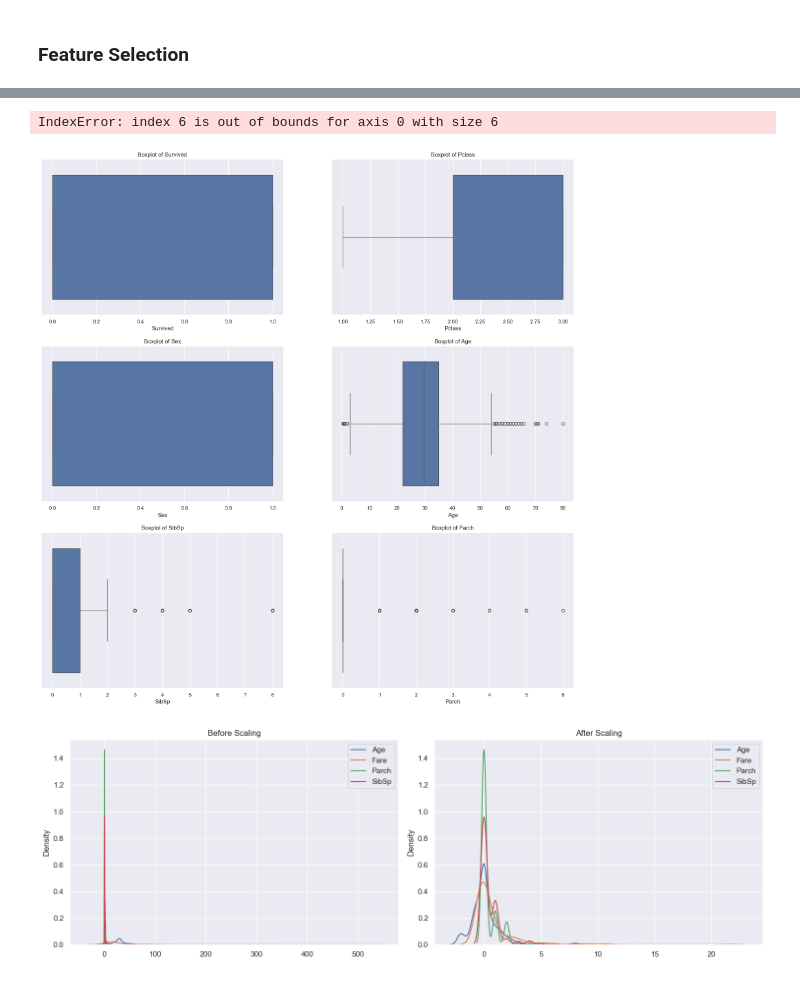
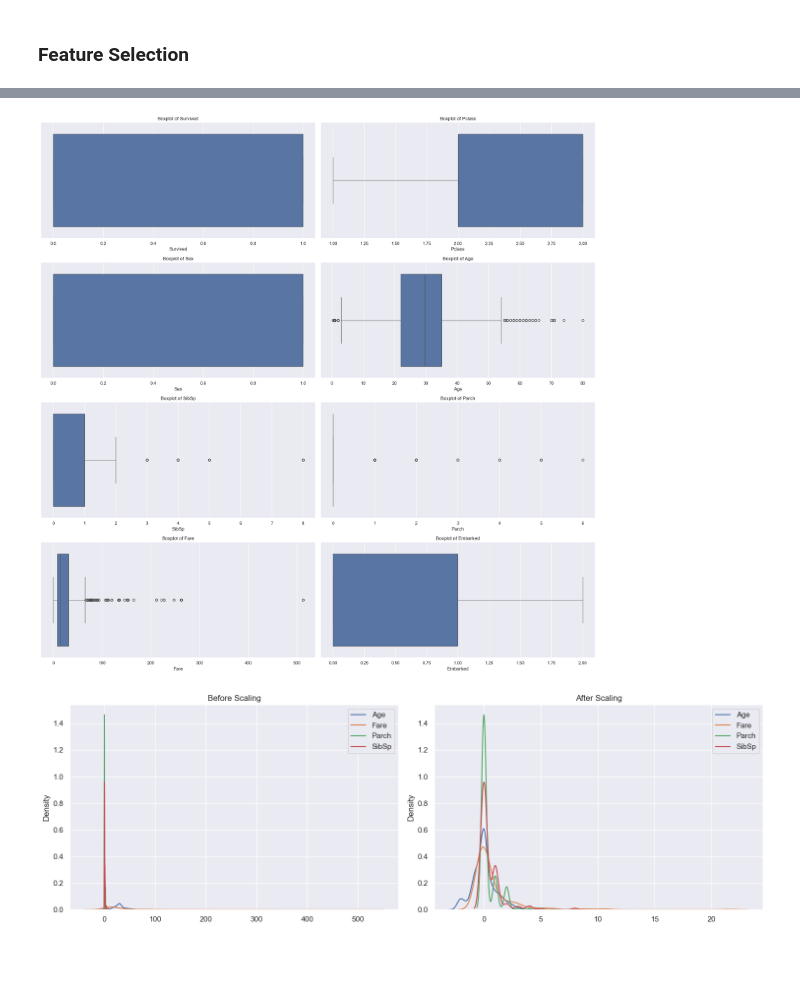
Before and after one commit to HimamBashiran/Study-Date-Sircle, a Jupyter notebook: Classification.ipynb, the cells around one changed output, grey strips where cells are left out. Drawn from its saved outputs; the diff is of its cells as text; code cells hidden in the pictures.

```diff
--- a/Classification.ipynb
+++ b/Classification.ipynb
@@ -267,20 +274,30 @@ df.head()
 X = df.drop(columns=["Name", "Ticket", "Survived"], axis=1)
 Y = df['Survived']
 # %%
-fig, axes = plt.subplots(3, 2, figsize=(20, 20))
+import math
+
+# Get numeric columns from the DataFrame
+numeric_cols = df.select_dtypes(exclude='object').columns
+
+# Calculate the number of rows and columns required for subplots
+num_cols = len(numeric_cols)
+rows = math.ceil(num_cols / 2)
+
+fig, axes = plt.subplots(rows, 2, figsize=(20, 5 * rows))
 axes = axes.flatten()
-idx = 0
 
-for i in df.select_dtypes(exclude='object'):
-    sns.boxplot(x=df[i], ax=axes[idx])
-    axes[idx].set_title(f"Boxplot of {i}")
-    idx += 1
+for idx, col in enumerate(numeric_cols):
+    sns.boxplot(x=df[col], ax=axes[idx])
+    axes[idx].set_title(f"Boxplot of {col}")
+
+# Hide any unused axes
+for i in range(num_cols, len(axes)):
+    axes[i].set_visible(False)
 
 plt.tight_layout()
 plt.show()
 # %% [output]
-IndexError: index 6 is out of bounds for axis 0 with size 6
-[figure, old version]
+[figure, new version]
 # %%
 from sklearn.preprocessing import RobustScaler
 
```
Also changed, not shown: parts of 11 cells of this notebook.
